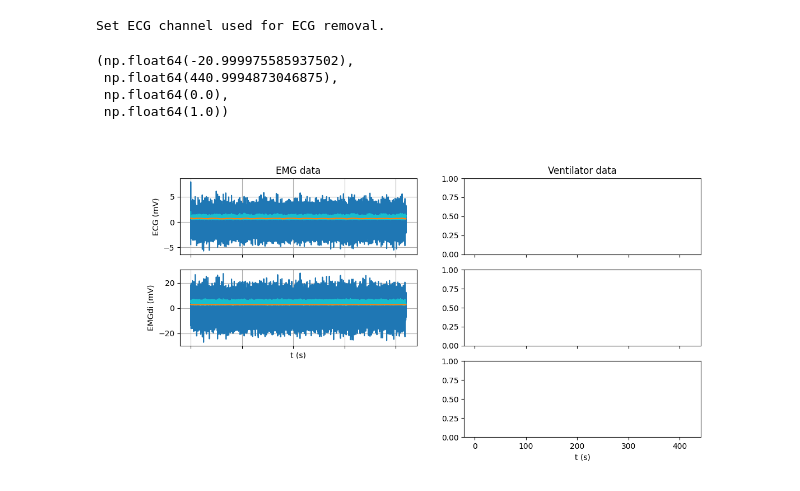
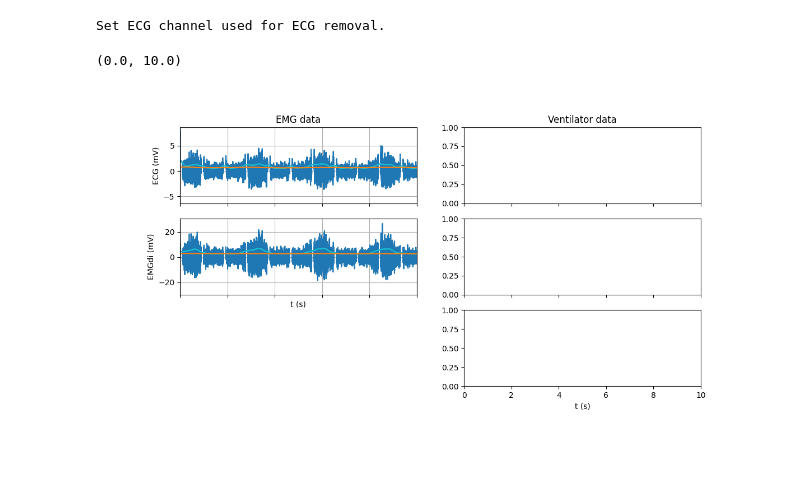
Before and after one commit to rspwarnaarUT/ReSurfEMG, a Jupyter notebook: notebooks/dev/feature_development/adicht_reader.ipynb, the cells around one changed output. Cells and saved outputs as stored; diff of their text form; code cells hidden in the pictures; blank space fills up the shorter version.

Commit message:
Update example adicht_reader notebook

```diff
--- a/notebooks/dev/feature_development/adicht_reader.ipynb
+++ b/notebooks/dev/feature_development/adicht_reader.ipynb
@@ -51,9 +38,9 @@ dirs = find_folders(base_path)
 # %%
 # File selection
-folder_path = base_path
-# folder_path = os.path.join(base_path, folder_dropdown.value)
+base_path = config.get_directory('test_data')
+
 files = find_files(
-    base_path=folder_path,
+    base_path=base_path,
     file_name_regex='*',
     extension_regex='adi*',
     folder_levels=None,
@@ -69,10 +56,9 @@ button_list = file_select(
 interactive(children=(Dropdown(description='files:', options=('emg_data_synth_quiet_breathing.adidat', 'vent_d…
 # %%
 # Load the EMG from the selected folders:
-emg_file_chosen = os.path.join(folder_path, *[btn.value for btn in button_list])
+emg_file_chosen = os.path.join(base_path, *[btn.value for btn in button_list])
+data_emg = AdichtReader(emg_file_chosen)
 
-data_emg = AdichtReader(emg_file_chosen)
-# data_emg_samples = data_emg.samples[:data_emg.num_samples]
-# fs_emg = data_emg.sample_rate
-data_emg.print_metadata()    # Extracts and provides a tabular overview of the channels, samples, records, sampling rates, units, and time step.
+# Print metadata
+_ = data_emg.print_metadata()
 # %% [output]
@@ -117,9 +72,10 @@ n_samples: [860160]
 # %%
-# Select the channels and records to be extracted
+# Select the channels and records to be extracted by index (default)
 select_channel_idxs = [0, 1]
 record_idx = 0
 
 # # Resample channels if needed
+resample_channels_dict = None
 # # In this example, Ch 1 would be resampled to 2000 Hz
 # resample_channels_dict={
 #     1: 2000,
@@ -129,8 +85,18 @@ record_idx = 0
 data_emg_df, fs_emg = data_emg.extract_data(
     channel_idxs=select_channel_idxs,
     record_idx=record_idx,
-    resample_channels=None,
+    resample_channels=resample_channels_dict,
 )
+
+# # # Alternatively, select the channels and records to be extracted by channel
+# # ID
+# select_channel_ids = [1, 2]
+# record_id = 1
+# data_emg_df, fs_emg = data_emg.extract_data(
+#     channel_ids=select_channel_ids,
+#     record_id=record_id,
+#     resample_channels=None,
+# )
 
 # # Alternatively, the data can be resampled after the extraction
 # ch_1_resampeled_df = data_emg.resample_channel(
@@ -183,8 +141,8 @@ emg_timeseries.run('gating', overwrite=True)
 Set ECG channel used for ECG removal.
 # %%
 # Calculate the envelope of the signal
-# emg_timeseries.run('envelope')
-emg_timeseries.run('envelope', ci_alpha=0.05)
+emg_timeseries.run('envelope')
+# emg_timeseries.run('envelope', ci_alpha=0.05)
 # emg_timeseries.run('envelope', env_type='arv')
 # emg_timeseries.run('envelope', env_type='arv', ci_alpha=0.05)
 # %%
@@ -197,29 +155,26 @@ emg_timeseries.run('baseline')
 # %%
 # Plot the raw data with the envelope
 # EMG data
 fig, axis = plt.subplots(nrows=3, ncols=2, figsize=(12, 6), sharex=True)
 axes_emg = axis[:2, 0]
 colors = ['tab:cyan', 'tab:orange']
 emg_timeseries.run(
     'plot_full', axes=axes_emg, signal_type='clean', baseline_bool=False)
 emg_timeseries.run(
     'plot_full', axes=axes_emg, signal_type='env', colors=colors)
 
 axes_emg[0].set_title('EMG data')
 axes_emg[-1].set_xlabel('t (s)')
 
 # Ventilator data data
 axes_vent = axis[:, 1]
 # vent_timeseries.run('plot_full', axes=axes_vent)
 axes_vent[0].set_title('Ventilator data')
 axes_vent[-1].set_xlabel('t (s)')
 
 axis[-1, 0].axis('off')
 
-# axes_vent[-1].set_xlim([370, 410])
+axes_vent[-1].set_xlim([0, 10])
 # %% [output]
-(np.float64(-20.999975585937502),
- np.float64(440.9994873046875),
- np.float64(0.0),
- np.float64(1.0))
+(0.0, 10.0)
-[figure, old version]
+[figure, new version]
```
Also changed, not shown: parts of 7 cells of this notebook.
